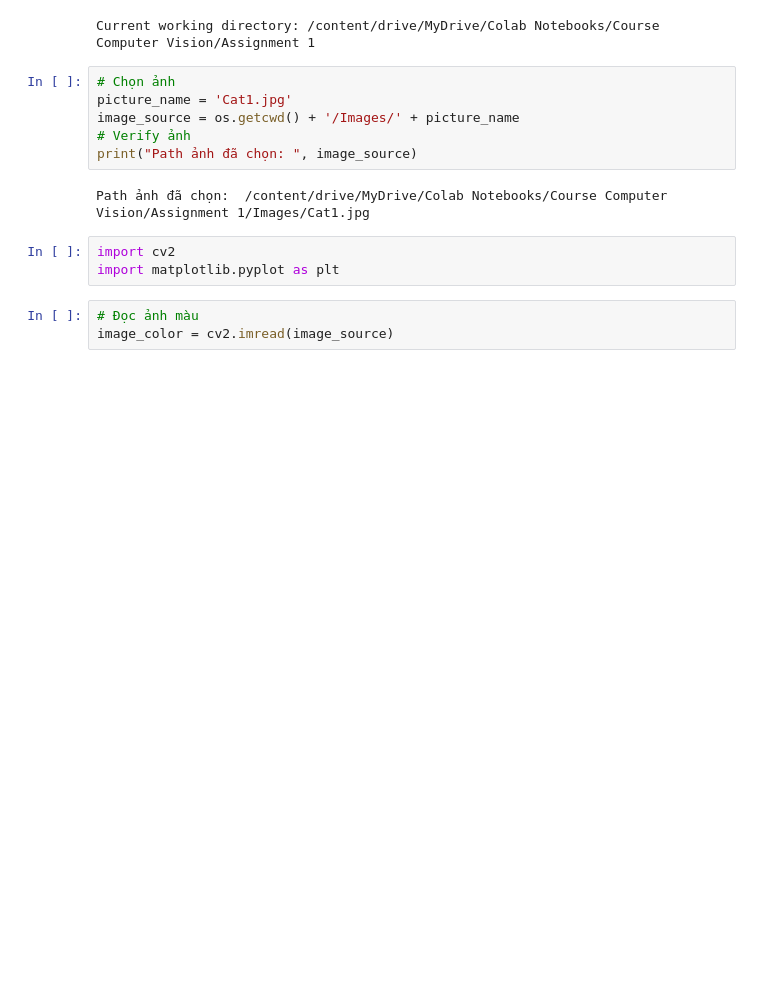
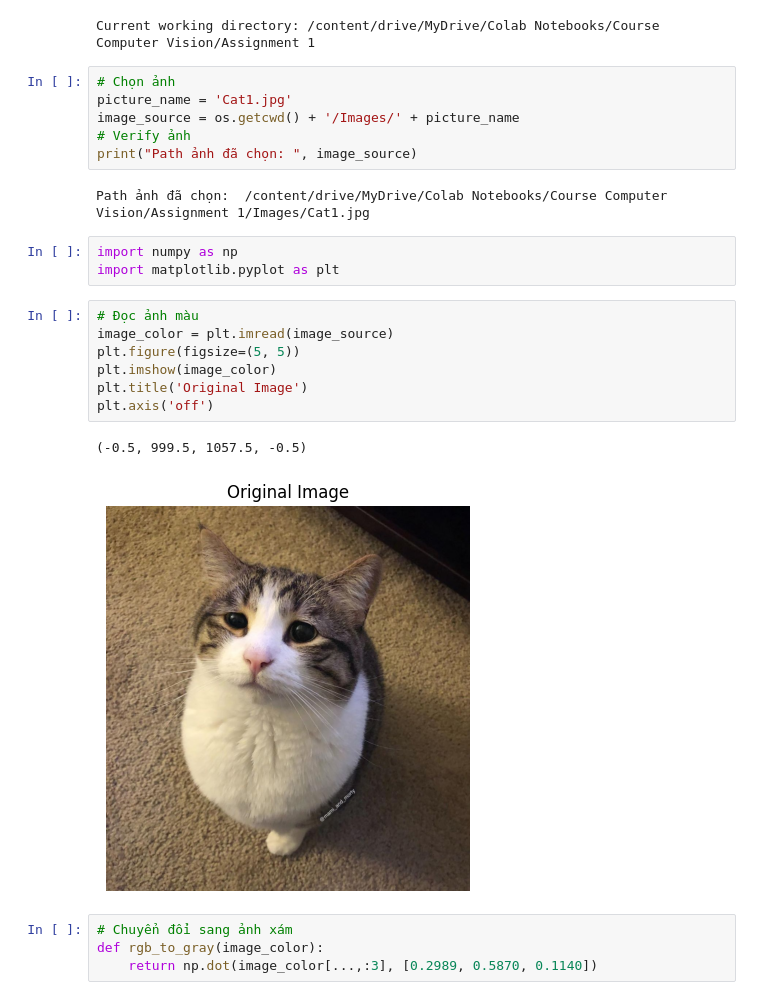
Before and after one commit to hungvo2003vn/Computer-Vision, a Jupyter notebook: Project_01.ipynb, the cells around one changed output. Drawn from its saved outputs; the diff is of its cells as text; blank space fills up the shorter version.

```diff
--- a/Project_01.ipynb
+++ b/Project_01.ipynb
@@ -30,8 +30,19 @@ print("Path ảnh đã chọn: ", image_source)
 # %% [output]
 Path ảnh đã chọn:  /content/drive/MyDrive/Colab Notebooks/Course Computer Vision/Assignment 1/Images/Cat1.jpg
 # %%
-import cv2
+import numpy as np
 import matplotlib.pyplot as plt
 # %%
 # Đọc ảnh màu
-image_color = cv2.imread(image_source)
+image_color = plt.imread(image_source)
+plt.figure(figsize=(5, 5))
+plt.imshow(image_color)
+plt.title('Original Image')
+plt.axis('off')
+# %% [output]
+(-0.5, 999.5, 1057.5, -0.5)
+[figure, added]
+# %%
+# Chuyển đổi sang ảnh xám
+def rgb_to_gray(image_color):
+    return np.dot(image_color[...,:3], [0.2989, 0.5870, 0.1140])
```
Also changed, not shown: parts of 4 cells of this notebook.
